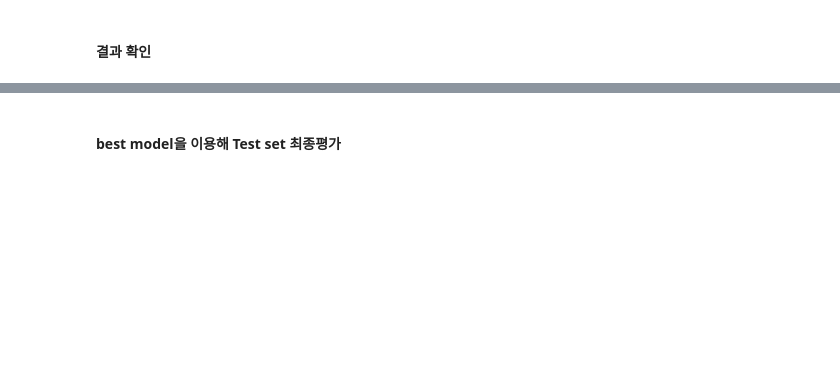
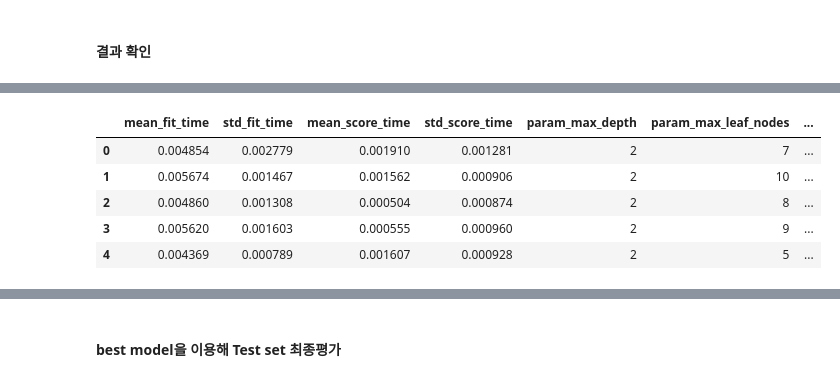
Before and after one commit to Jinhyeok33/my_SKN13, a Jupyter notebook: 08_머신러닝/06_과적합_일반화_그리드서치_파이프라인.ipynb, the cells around one changed output, grey strips where cells are left out. Cells and saved outputs as stored; diff of their text form; code cells hidden in the pictures; blank space fills up the shorter version.

```diff
--- a/08_머신러닝/06_과적합_일반화_그리드서치_파이프라인.ipynb
+++ b/08_머신러닝/06_과적합_일반화_그리드서치_파이프라인.ipynb
@@ -291,9 +398,16 @@ gs.best_score_
 # %%
 ### 모든 조합에 대한 평가 결과
 # gs.cv_results_
 import pandas as pd
-result_df = pd.DataFrame(gs.cv_results_).sort_values('rank_test_score')
+result_df = pd.DataFrame(gs.cv_results_).sort_values('rank_test_score').reset_index(drop=True, inplace=False)
 result_df.head()
+# %% [output]
+|  | mean_fit_time | std_fit_time | mean_score_time | std_score_time | param_max_depth | param_max_leaf_nodes | ... |
+| 0 | 0.004854 | 0.002779 | 0.001910 | 0.001281 | 2 | 7 | ... |
+| 1 | 0.005674 | 0.001467 | 0.001562 | 0.000906 | 2 | 10 | ... |
+| 2 | 0.004860 | 0.001308 | 0.000504 | 0.000874 | 2 | 8 | ... |
+| 3 | 0.005620 | 0.001603 | 0.000555 | 0.000960 | 2 | 9 | ... |
+| 4 | 0.004369 | 0.000789 | 0.001607 | 0.000928 | 2 | 5 | ... |
 # %%
 ##### 가장 좋은 하이퍼파라미터로 학습한 모델을 조회
 best_model = gs.best_estimator_
```
Also changed, not shown: parts of 63 cells of this notebook, 3 other files.
